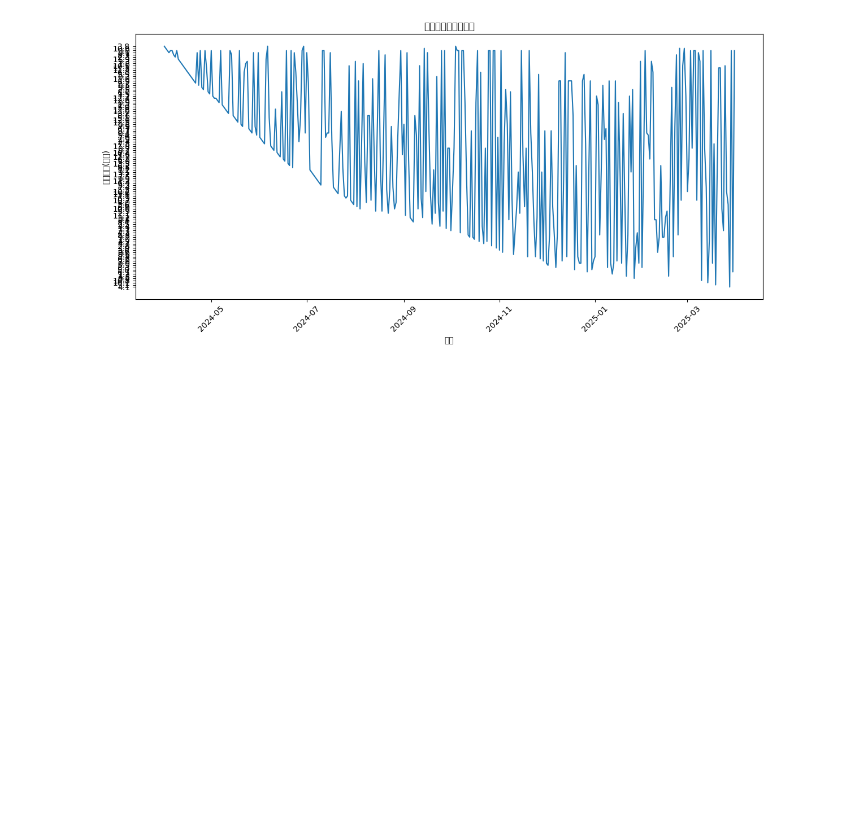
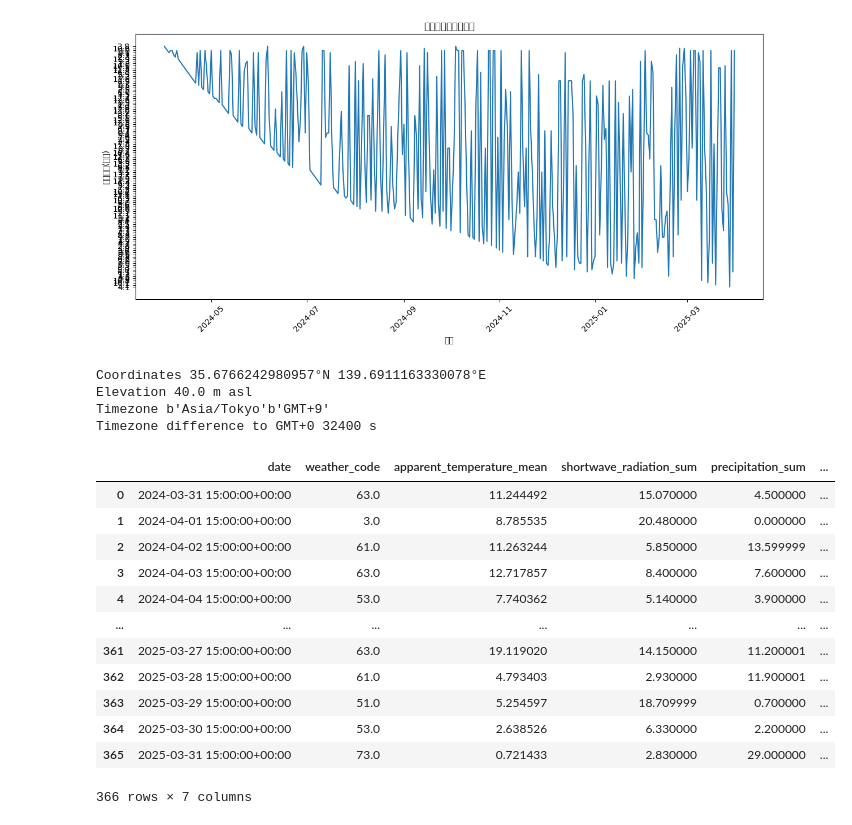
Before and after one commit to AICloud-TeamE/Python-AI, a Jupyter notebook: WeatherMapData.ipynb, the cells around one changed output. Cells and saved outputs as stored; diff of their text form; code cells hidden in the pictures; blank space fills up the shorter version.

```diff
--- a/WeatherMapData.ipynb
+++ b/WeatherMapData.ipynb
@@ -110,3 +110,78 @@ if sun_cols:
 [figure]
 [figure]
 [figure]
+# %%
+import openmeteo_requests
+
+import pandas as pd
+import requests_cache
+from retry_requests import retry
+
+# Setup the Open-Meteo API client with cache and retry on error
+cache_session = requests_cache.CachedSession('.cache', expire_after = -1)
+retry_session = retry(cache_session, retries = 5, backoff_factor = 0.2)
+openmeteo = openmeteo_requests.Client(session = retry_session)
+
+# Make sure all required weather variables are listed here
+# The order of variables in hourly or daily is important to assign them correctly below
+url = "https://archive-api.open-meteo.com/v1/archive"
+params = {
+	"latitude": 35.6895,
+	"longitude": 139.6917,
+	"start_date": "2024-04-01",
+	"end_date": "2025-04-01",
+	"daily": ["weather_code", "apparent_temperature_mean", "shortwave_radiation_sum", "precipitation_sum", "apparent_temperature_max", "apparent_temperature_min"],
+	"timezone": "Asia/Tokyo"
+}
+responses = openmeteo.weather_api(url, params=params)
+
+# Process first location. Add a for-loop for multiple locations or weather models
+response = responses[0]
+print(f"Coordinates {response.Latitude()}°N {response.Longitude()}°E")
+print(f"Elevation {response.Elevation()} m asl")
+print(f"Timezone {response.Timezone()}{response.TimezoneAbbreviation()}")
+print(f"Timezone difference to GMT+0 {response.UtcOffsetSeconds()} s")
+
+# Process daily data. The order of variables needs to be the same as requested.
+daily = response.Daily()
+daily_weather_code = daily.Variables(0).ValuesAsNumpy()
+daily_apparent_temperature_mean = daily.Variables(1).ValuesAsNumpy()
+daily_shortwave_radiation_sum = daily.Variables(2).ValuesAsNumpy()
+daily_precipitation_sum = daily.Variables(3).ValuesAsNumpy()
+daily_apparent_temperature_max = daily.Variables(4).ValuesAsNumpy()
+daily_apparent_temperature_min = daily.Variables(5).ValuesAsNumpy()
+
+daily_data = {"date": pd.date_range(
+	start = pd.to_datetime(daily.Time(), unit = "s", utc = True),
+	end = pd.to_datetime(daily.TimeEnd(), unit = "s", utc = True),
+	freq = pd.Timedelta(seconds = daily.Interval()),
+	inclusive = "left"
+)}
+
+daily_data["weather_code"] = daily_weather_code
+daily_data["apparent_temperature_mean"] = daily_apparent_temperature_mean
+daily_data["shortwave_radiation_sum"] = daily_shortwave_radiation_sum
+daily_data["precipitation_sum"] = daily_precipitation_sum
+daily_data["apparent_temperature_max"] = daily_apparent_temperature_max
+daily_data["apparent_temperature_min"] = daily_apparent_temperature_min
+
+daily_dataframe = pd.DataFrame(data = daily_data)
+daily_dataframe
+# %% [output]
+Coordinates 35.6766242980957°N 139.6911163330078°E
+Elevation 40.0 m asl
+Timezone b'Asia/Tokyo'b'GMT+9'
+Timezone difference to GMT+0 32400 s
+|  | date | weather_code | apparent_temperature_mean | shortwave_radiation_sum | precipitation_sum | ... |
+| 0 | 2024-03-31 15:00:00+00:00 | 63.0 | 11.244492 | 15.070000 | 4.500000 | ... |
+| 1 | 2024-04-01 15:00:00+00:00 | 3.0 | 8.785535 | 20.480000 | 0.000000 | ... |
+| 2 | 2024-04-02 15:00:00+00:00 | 61.0 | 11.263244 | 5.850000 | 13.599999 | ... |
+| 3 | 2024-04-03 15:00:00+00:00 | 63.0 | 12.717857 | 8.400000 | 7.600000 | ... |
+| 4 | 2024-04-04 15:00:00+00:00 | 53.0 | 7.740362 | 5.140000 | 3.900000 | ... |
+| ... | ... | ... | ... | ... | ... | ... |
+| 361 | 2025-03-27 15:00:00+00:00 | 63.0 | 19.119020 | 14.150000 | 11.200001 | ... |
+| 362 | 2025-03-28 15:00:00+00:00 | 61.0 | 4.793403 | 2.930000 | 11.900001 | ... |
+| 363 | 2025-03-29 15:00:00+00:00 | 51.0 | 5.254597 | 18.709999 | 0.700000 | ... |
+| 364 | 2025-03-30 15:00:00+00:00 | 53.0 | 2.638526 | 6.330000 | 2.200000 | ... |
+| 365 | 2025-03-31 15:00:00+00:00 | 73.0 | 0.721433 | 2.830000 | 29.000000 | ... |
+366 rows × 7 columns
```
Also changed, not shown: parts of 5 cells of this notebook, 17 other files.
